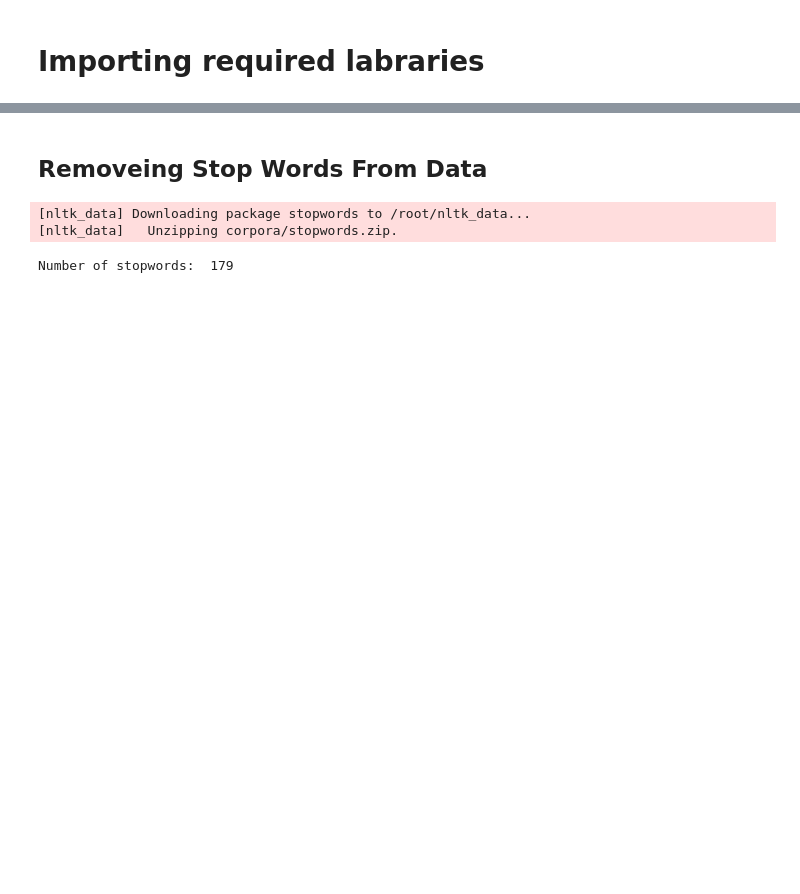
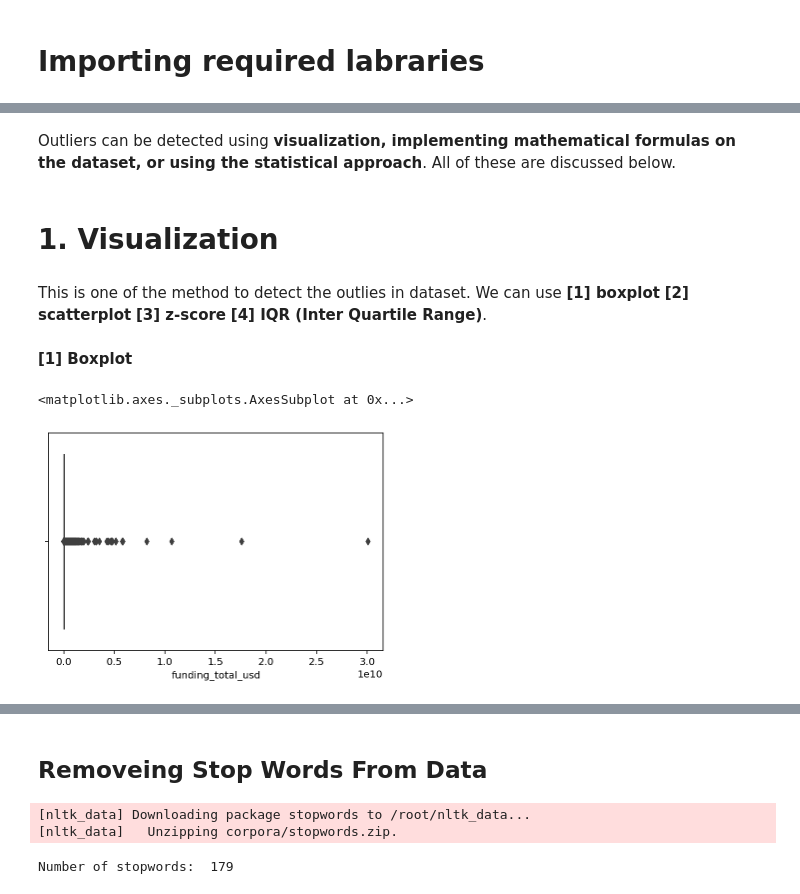
Before and after one commit to NileshCT/EDA_PROJECT, a Jupyter notebook: EDA_Project.ipynb, the cells around one changed output, grey strips where cells are left out. Saved outputs shown, nothing was run; the diff lists cells and outputs as text; code cells hidden in the pictures; blank space fills up the shorter version.

```diff
--- a/EDA_Project.ipynb
+++ b/EDA_Project.ipynb
@@ -131,0 +188,3 @@ data2.drop(["last_funding_at","first_funding_at","founded_at","funding_rounds","
+# %%
+#here info is new variable taken for to display the new table after the dropping of irrelevant column.
+info= data.drop(['permalink','homepage_url'], axis=1)
@@ -131,0 +253,15 @@ data2.drop(["last_funding_at","first_funding_at","founded_at","funding_rounds","
+# %%
+#Here in this step I replace null values of country_code,region,founded_at with no code,no region,no date respectively.
+info["country_code"].fillna("No code", inplace = True)
+info["region"].fillna("No region ", inplace = True)
+info["founded_at"].fillna("No date", inplace = True)
+info["state_code"].fillna("No code ", inplace = True)
+#Here in this step I replace null values in city column with no city.
+info["city"].fillna("No city ", inplace = True)
+#Here in this step I replace null values in name column with no name.
+info["name"].fillna("No name", inplace = True)
+#Here in this step I replace null values in category_list column with no category_list.
+info["category_list"].fillna("No category_list", inplace = True)
+#Here in this step I replace first_funded_at date with no date name.
+info["first_funding_at"].fillna("No first_funding_at ", inplace = True)
+info.head()
@@ -131,0 +311,4 @@ data2.drop(["last_funding_at","first_funding_at","founded_at","funding_rounds","
+# %%
+#Lets convert the object datatype into the float datatype for our conviniance.
+#here I converted given funding_total_column into float type using following code.
+info['funding_total_usd'] = pd.to_numeric(info['funding_total_usd'])
@@ -131,0 +325,19 @@ data2.drop(["last_funding_at","first_funding_at","founded_at","funding_rounds","
+# %% [markdown]
+Outliers can be detected using **visualization, implementing mathematical formulas on the dataset, or using the statistical approach**. All of these are discussed below.
+# %% [markdown]
+# **1. Visualization**
+# %% [markdown]
+This is one of the method to detect the outlies in dataset.
+We can use
+**[1] boxplot**
+**[2] scatterplot**
+**[3] z-score**
+**[4] IQR (Inter Quartile Range)**.
+# %% [markdown]
+**[1] Boxplot**
+# %%
+#In the below box plot the some points are outside the box they are none other than outliers.
+sns.boxplot(x=info['funding_total_usd'])
+# %% [output]
+<matplotlib.axes._subplots.AxesSubplot at 0x...>
+[figure, added]
```
Also changed, not shown: parts of 59 cells of this notebook.
